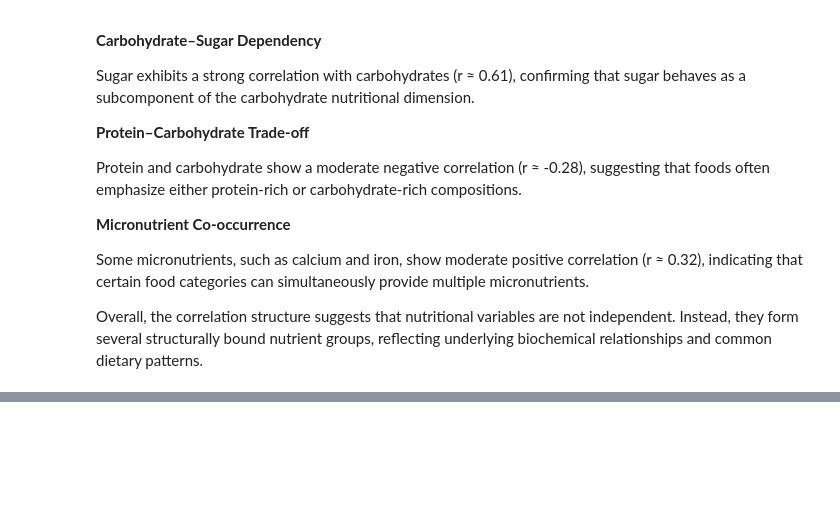
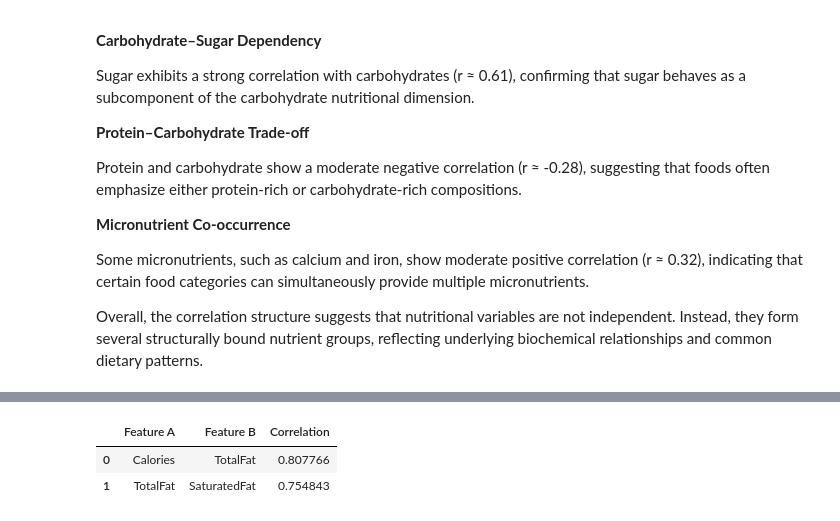
Before and after one commit to lasombra7/macro-density-analysis, a Jupyter notebook: notebooks/macro-density-analysis.ipynb, the cells around one changed output, grey strips where cells are left out. Cells and saved outputs as stored; diff of their text form; code cells hidden in the pictures; blank space fills up the shorter version.

```diff
--- a/notebooks/macro-density-analysis.ipynb
+++ b/notebooks/macro-density-analysis.ipynb
@@ -600,0 +628,22 @@ Overall, the correlation structure suggests that nutritional variables are not i
+# %%
+# Identify highly correlated feature pairs
+threshold = 0.7
+high_corr_pairs = []
+for i in range(len(corr_matrix.columns)):
+    for j in range(i + 1, len(corr_matrix.columns)):
+        corr_value = corr_matrix.iloc[i, j]
+        if abs(corr_value) > threshold:
+            feature_a = corr_matrix.columns[i]
+            feature_b = corr_matrix.columns[j]
+            high_corr_pairs.append((feature_a, feature_b, corr_value))
+
+redundant_df = pd.DataFrame(
+    high_corr_pairs,
+    columns=["Feature A", "Feature B", "Correlation"]
+)
+
+redundant_df
+# %% [output]
+|  | Feature A | Feature B | Correlation |
+| 0 | Calories | TotalFat | 0.807766 |
+| 1 | TotalFat | SaturatedFat | 0.754843 |
```
Also changed, not shown: parts of 3 cells of this notebook.
